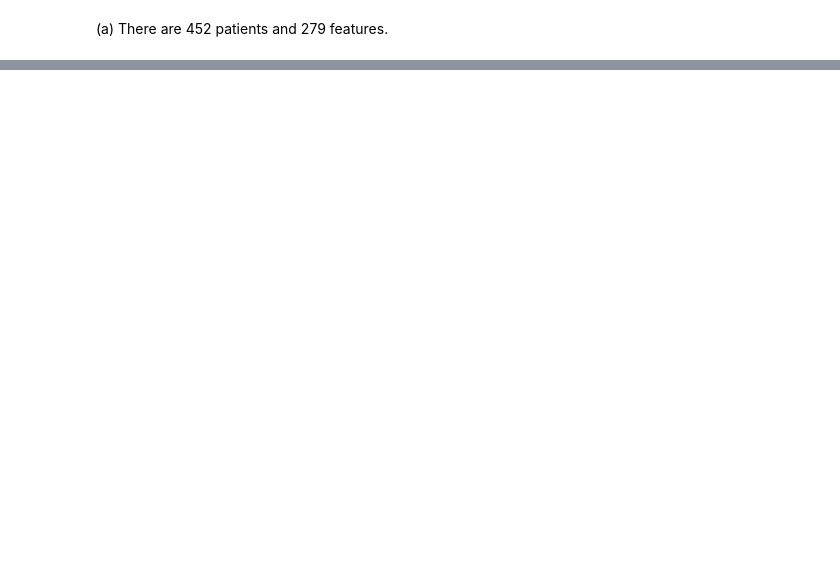
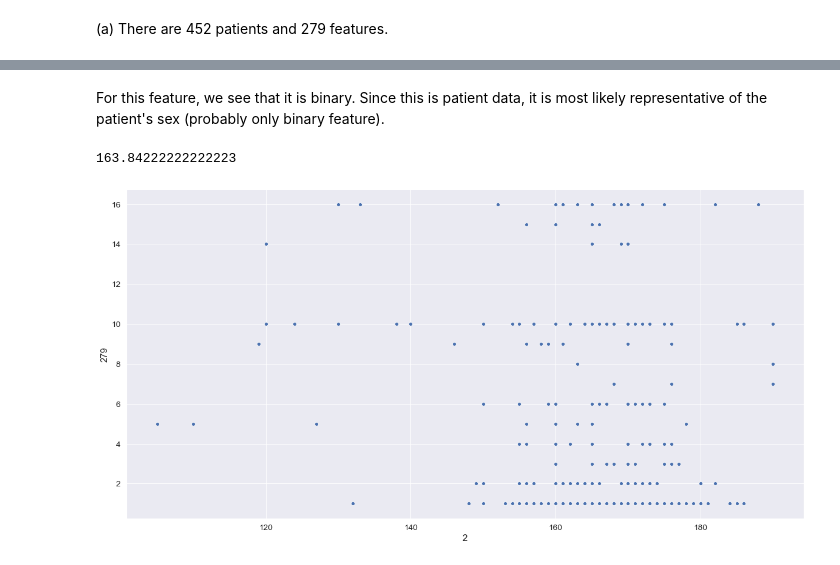
Before and after one commit to aannestrand/DSLabRats, a Jupyter notebook: Lab1/Problem5.ipynb, the cells around one changed output, grey strips where cells are left out. Saved outputs shown, nothing was run; the diff lists cells and outputs as text; code cells hidden in the pictures; blank space fills up the shorter version.

```diff
--- a/Lab1/Problem5.ipynb
+++ b/Lab1/Problem5.ipynb
@@ -36,0 +50,10 @@ plt.plot(data["75"], data["8"])
+# %% [markdown]
+For this feature, we see that it is binary. Since this is patient data, it is most likely representative of the patient's sex (probably only binary feature).
+# %%
+fig, ax = plt.subplots(figsize=(20,10))
+data = data[data[2] < 200]
+sns.scatterplot(data[2], data[279])
+np.mean(data[2])
+# %% [output]
+163.84222222222223
+[figure, added]
```
Also changed, not shown: parts of 12 cells of this notebook, 1 other file.
